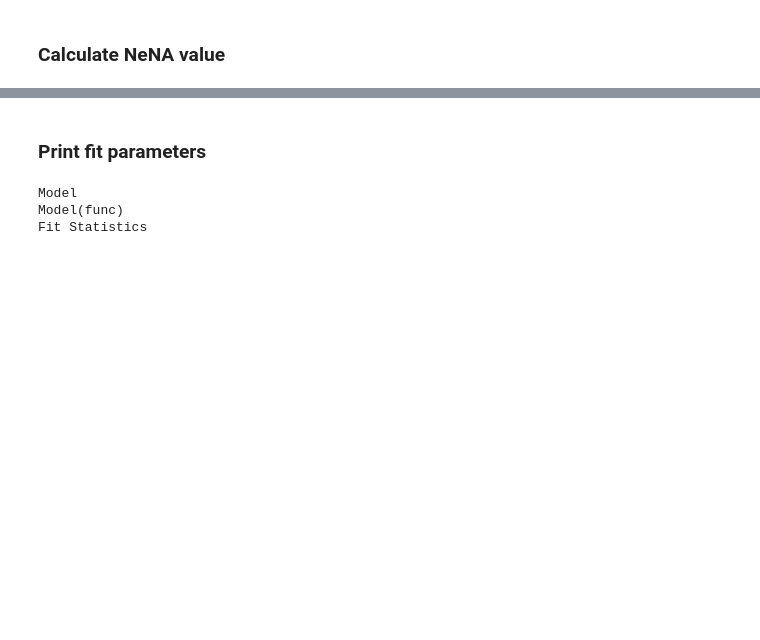
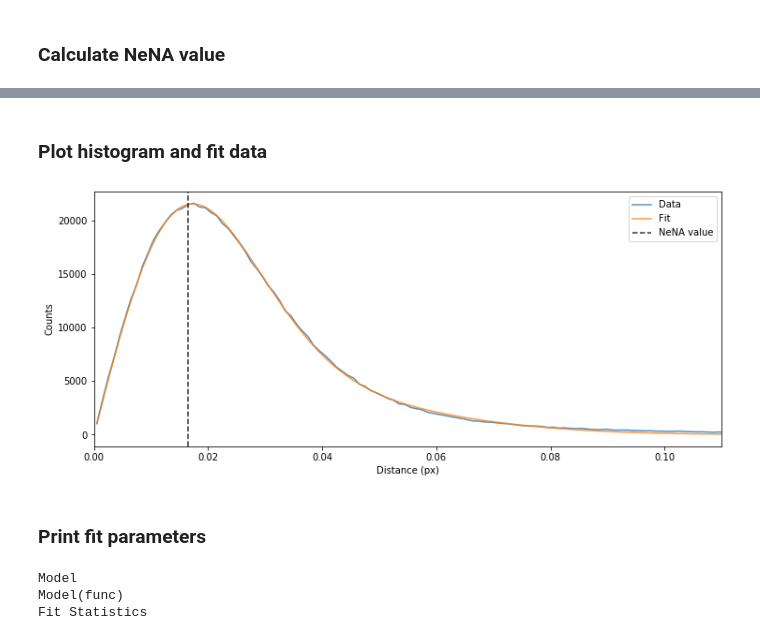
Before and after one commit to alexauer/picasso-nena, a Jupyter notebook: nena.ipynb, the cells around one changed output, grey strips where cells are left out. Drawn from its saved outputs; the diff is of its cells as text; code cells hidden in the pictures; blank space fills up the shorter version.

Commit message:
Plot clean up

```diff
--- a/nena.ipynb
+++ b/nena.ipynb
@@ -126,3 +115,39 @@ Calculated NeNA value: 0.02972179812025466 px
+# %% [markdown]
+### Plot histogram and fit data
+# %%
+df = _pd.DataFrame({"bincenter":bincenters,"nena":dnfl})
+
+bin_step = 0.001 #default picasso value
+y_max = df.nena.idxmax()
+x_cut = df[(df.nena < (df.nena.max()*0.01)) & (df.nena.index > y_max)] # find approx 1% of max count
+x_cut = x_cut.index.min()
+x_max = x_cut*bin_step
+
+plt.figure(figsize=(12,5))
+
+plt.plot(df.bincenter,
+         df.nena,
+         label='Data',
+         alpha=0.8)
+
+plt.plot(df.bincenter,
+         result.best_fit,
+         label='Fit',
+         alpha=0.8)
+
+plt.axvline(best_result,
+            c='black',
+            alpha=0.8,
+            linestyle="dashed",
+            label='NeNA value')
+
+plt.xlim(0, x_max)
+plt.xlabel('Distance (px)')
+plt.ylabel('Counts')
+plt.legend()
+plt.show()
+# %% [output]
+[figure, added]
 # %% [markdown]
 ### Print fit parameters
 # %%
```
Also changed, not shown: parts of 4 cells of this notebook, 1 other file.
